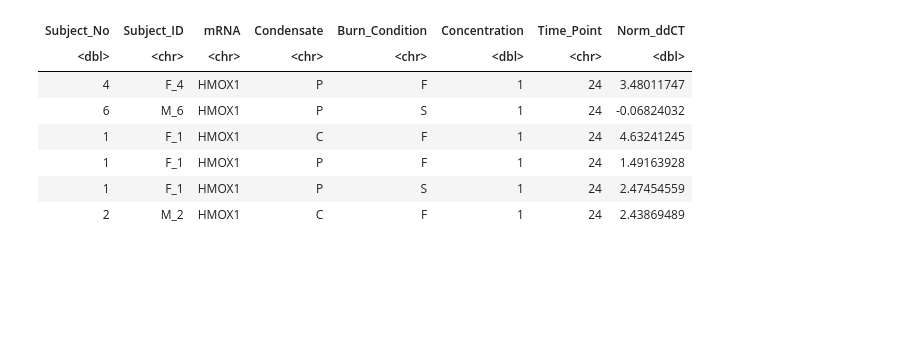
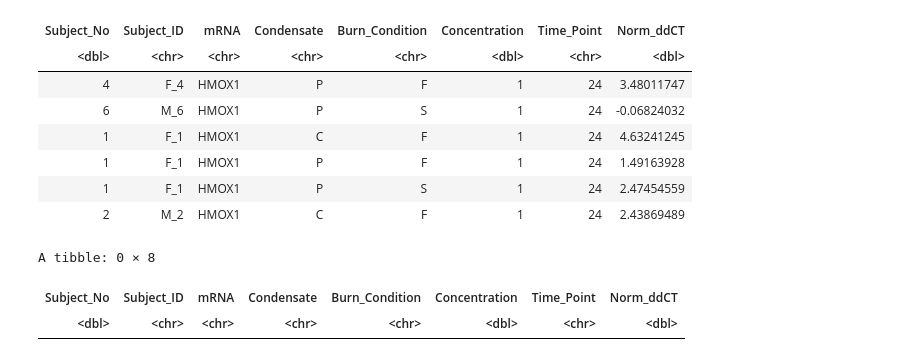
Before and after one commit to UNC-CEMALB/Burn-pit-smoke-condensate-mediated-toxicity-in-human-airway-epithelial-cells-, a Jupyter notebook: 2. Biomarker Distribution Analysis/Biomarker Friedman Analysis.ipynb, the cells around one changed output. Drawn from its saved outputs; the diff is of its cells as text; code cells hidden in the pictures; blank space fills up the shorter version.

```diff
--- a/2. Biomarker Distribution Analysis/Biomarker Friedman Analysis.ipynb
+++ b/2. Biomarker Distribution Analysis/Biomarker Friedman Analysis.ipynb
@@ -228,6 +228,18 @@ A tibble: 6 × 8
 | 1 | F_1 | HMOX1 | P | F | 1 | 24 | 1.49163928 |
 | 1 | F_1 | HMOX1 | P | S | 1 | 24 | 2.47454559 |
 | 2 | M_2 | HMOX1 | C | F | 1 | 24 | 2.43869489 |
+# %%
+# removed_conc5_24_mRNA_df %>%
+#     group_by(Condensate, Burn_Condition) %>%
+#     count() %>%
+#     arrange(-n)
+
+removed_conc5_24_mRNA_df %>%
+    filter(Condensate == NA)
+# %% [output]
+A tibble: 0 × 8
+| Subject_No | Subject_ID | mRNA | Condensate | Burn_Condition | Concentration | Time_Point | Norm_ddCT |
+| <dbl> | <chr> | <chr> | <chr> | <chr> | <dbl> | <chr> | <dbl> |
 # %%
 friedmans_burn_condition_v2 = function(df, value, biomarker){
     # """
```
Also changed, not shown: parts of 6 cells of this notebook.
